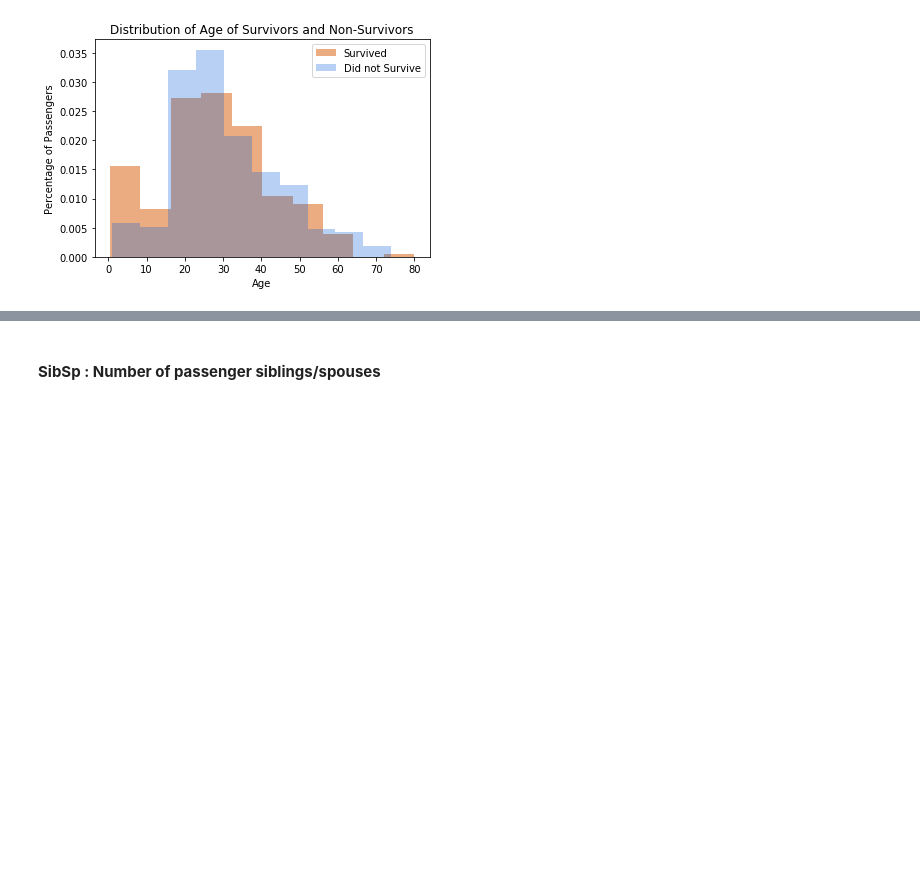
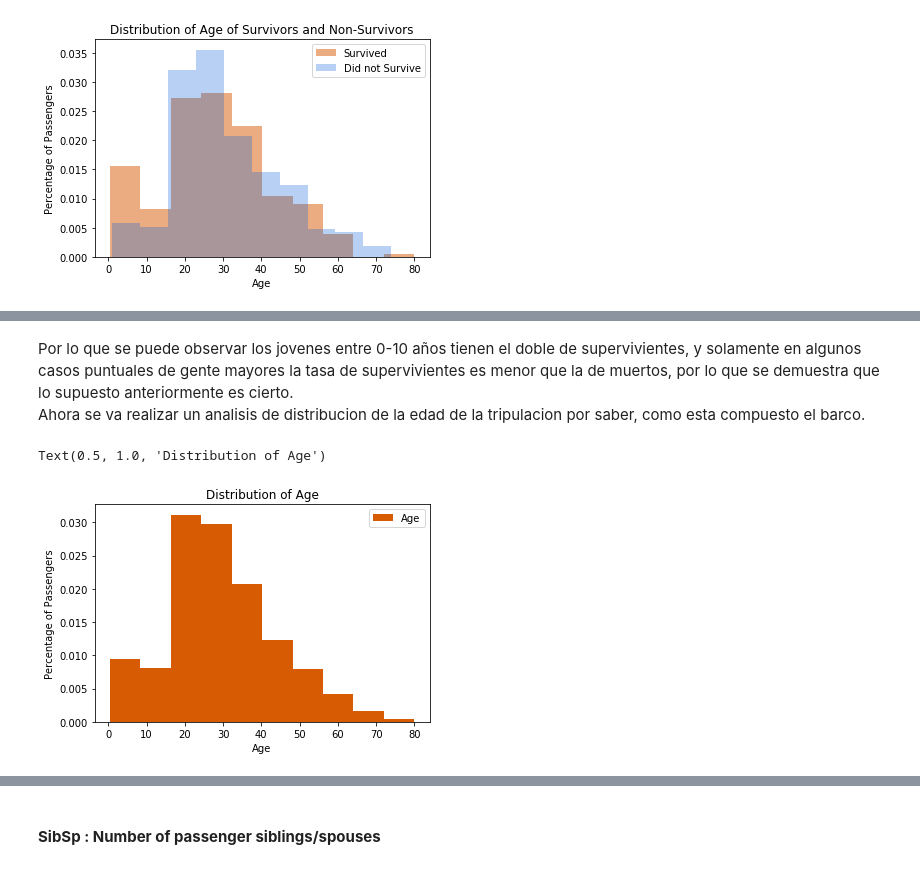
Before and after one commit to brudini/Titanic-Kaggle, a Jupyter notebook: titanic.ipynb, the cells around one changed output, grey strips where cells are left out. Cells and saved outputs as stored; diff of their text form; code cells hidden in the pictures; blank space fills up the shorter version.

Commit message:
Analisis Age y SibSp

```diff
--- a/titanic.ipynb
+++ b/titanic.ipynb
@@ -266,0 +255,17 @@ Text(0.5, 1.0, 'Distribution of Age of Survivors and Non-Survivors')
+# %% [markdown]
+Por lo que se puede observar los jovenes entre 0-10 años tienen el doble de supervivientes, y solamente en algunos casos puntuales de gente mayores la tasa de supervivientes es menor que la de muertos, por lo que se demuestra que lo supuesto anteriormente es cierto.
+Ahora se va realizar un analisis de distribucion de la edad de la tripulacion por saber, como esta compuesto el barco.
+# %%
+age=train_df.loc[:, "Age"]
+
+#Mostrar graficamente
+color1=(215/256,91/256,2/256,1)
+
+age.plot.hist(fc=color1,density=1)
+plt.xlabel("Age")
+plt.ylabel("Percentage of Passengers")
+plt.legend(loc='upper right')
+plt.title("Distribution of Age")
+# %% [output]
+Text(0.5, 1.0, 'Distribution of Age')
+[figure, added]
```
Also changed, not shown: parts of 9 cells of this notebook.
